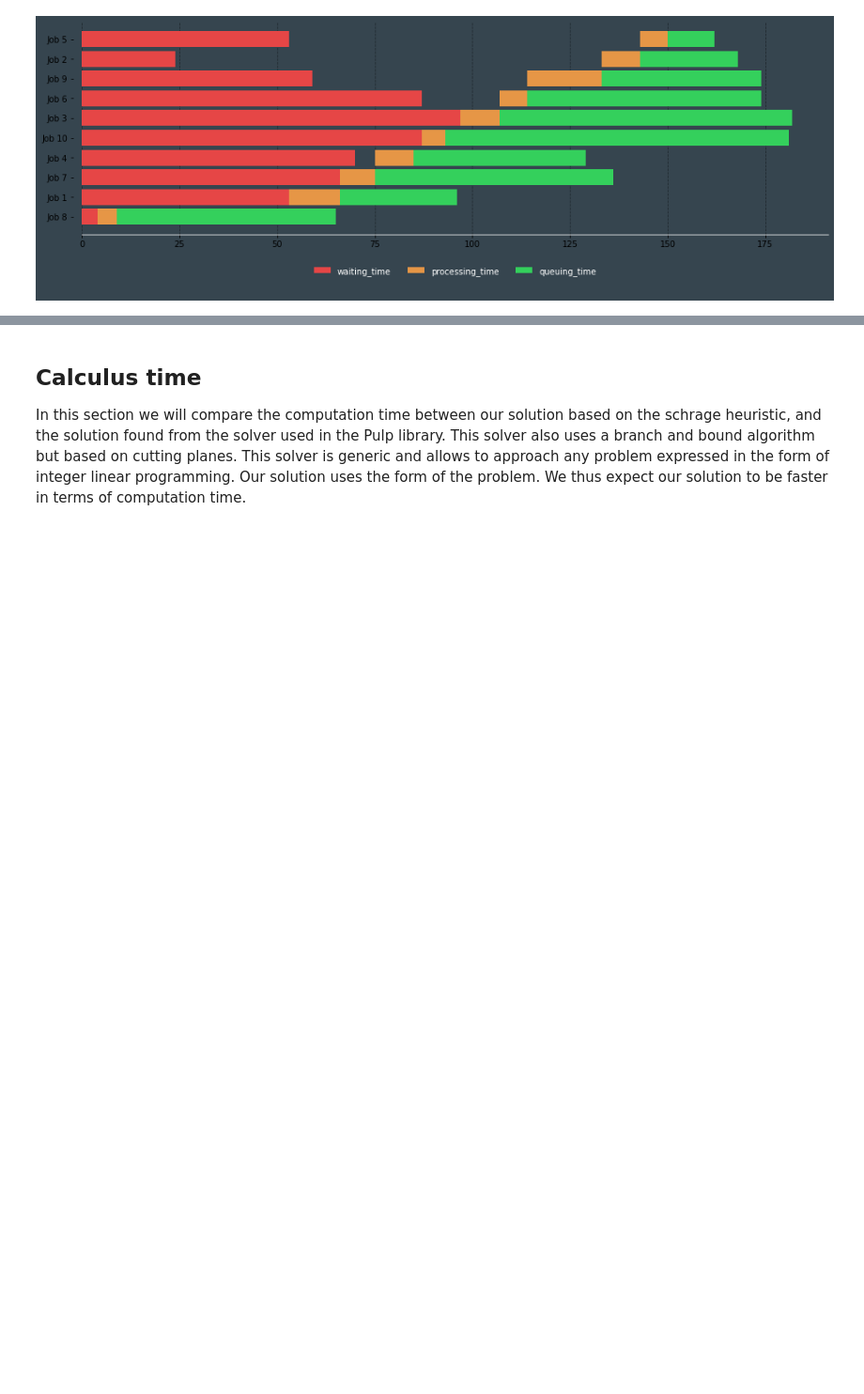
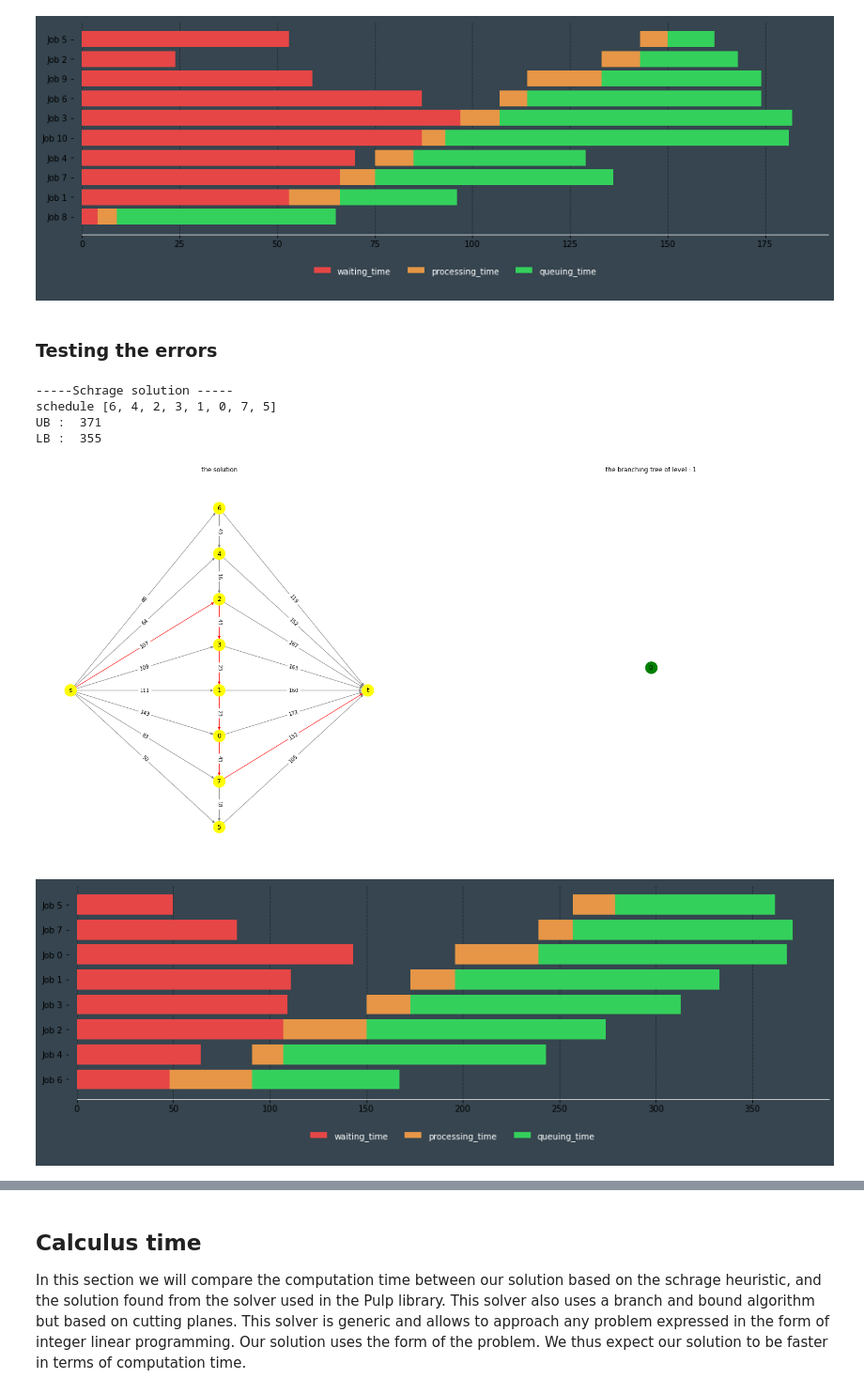
Before and after one commit to lolofo/ro_project_4gm, a Jupyter notebook: project_final/final_project.ipynb, the cells around one changed output, grey strips where cells are left out. Shown at 94% size. Saved outputs shown, nothing was run; the diff lists cells and outputs as text; code cells hidden in the pictures; blank space fills up the shorter version.

```diff
--- a/project_final/final_project.ipynb
+++ b/project_final/final_project.ipynb
@@ -640,7 +640,6 @@ def branch_n_bound(N , a , d , q , msg = 0) :
         # order of the nodes in th branch and bound --> construction of the tree
         currentnode._order = order
         order += 1
-
 
         #   --> update of the upper bound
         #   --> update of the current solution
@@ -679,8 +678,11 @@ def branch_n_bound(N , a , d , q , msg = 0) :
 
 
 
-        LB = min([Tree[n]._LB for n in Queue]) # global lower
+
         Queue.remove(currentindex)
+
+        if (len(Queue)> 0):
+            LB = min([Tree[n]._LB for n in Queue]) # global lower
 
 
 
@@ -1333,3 +1335,39 @@ calender_mip = visu_calender(N,a,d,q , solution['SCHD'])
 schedule :  [8, 1, 7, 4, 10, 3, 6, 9, 2, 5]
 objective value :  182.0
 [figure]
+# %% [markdown]
+### Testing the errors
+# %%
+err1 = {'a': np.array([143, 111, 107, 109,  64,  50,  48,  83]),
+  'd': np.array([43, 23, 43, 23, 16, 22, 43, 18]),
+  'q': np.array([129, 137, 124, 140, 136,  83,  76, 114])}
+
+err2 = {'a': np.array([106,  22,  71,  29,   4,  85, 118,  18]),
+  'd': np.array([16, 26,  5, 18, 15, 42, 13, 40]),
+  'q': np.array([ 48,  99,  20, 101,  83, 102,  30,  37])}
+
+err3 = {'a': np.array([ 56,  80,  26,  61, 127,  51,  24,  39]),
+  'd': np.array([17, 20, 10, 14, 28, 50, 22, 41]),
+  'q': np.array([ 91,  95,  28, 107, 123,  99,  18,  61])}
+# %%
+
+a = err1['a']
+d = err1['d']
+q = err1['q']
+N = list(range(len(a)))
+print("-----Schrage solution -----")
+# --> The schrage heuristic
+solution , fig_schrage = solve_schrage_heuristic(N,a,d,q , show_output = False ,graphics = False , larg = 7 , haut = 7)
+schedule = solution['SCHD']
+print("schedule", schedule)
+print('UB : ',  solution['UB'])
+print('LB : ' , solution['LB'])
+calender_schrage =  visu_calender(N,a,d,q , schedule)
+calender_schrage.show()
+# %% [output]
+-----Schrage solution -----
+schedule [6, 4, 2, 3, 1, 0, 7, 5]
+UB :  371
+LB :  355
+[figure, added]
+[figure, added]
```
Also changed, not shown: parts of 8 cells of this notebook.
